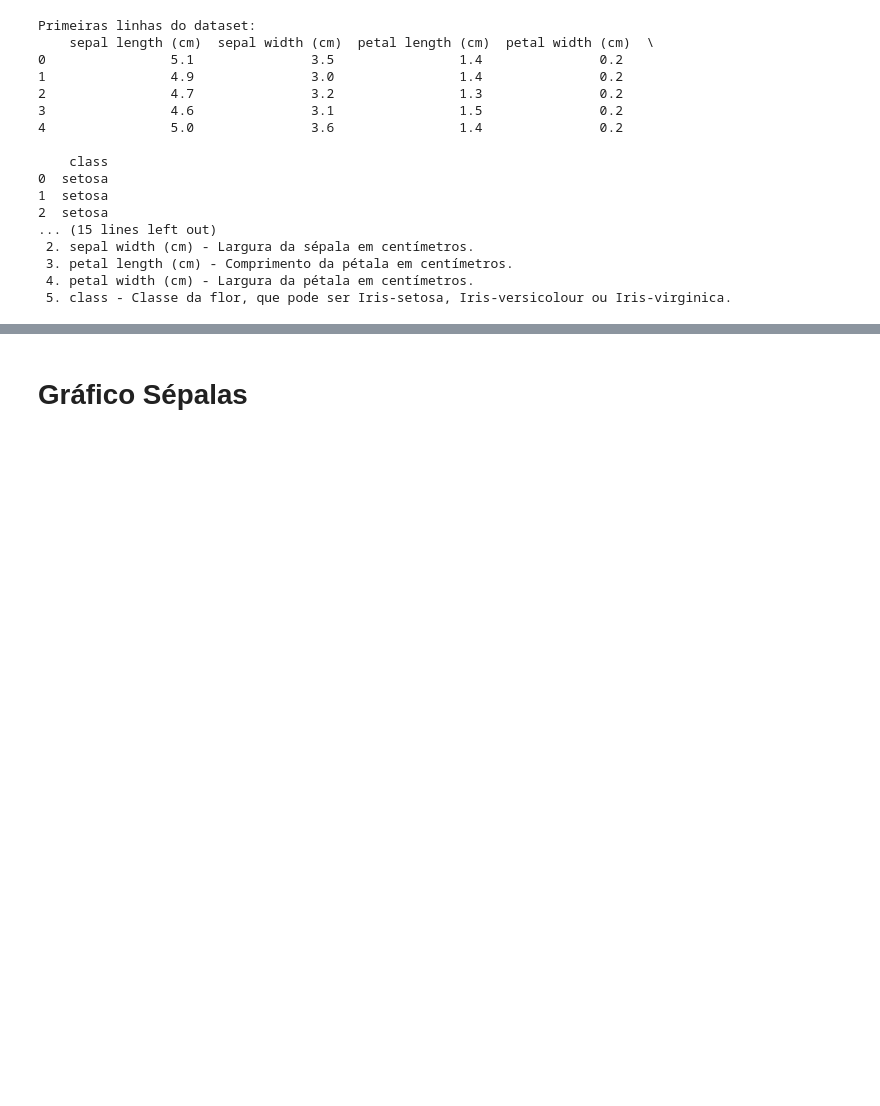
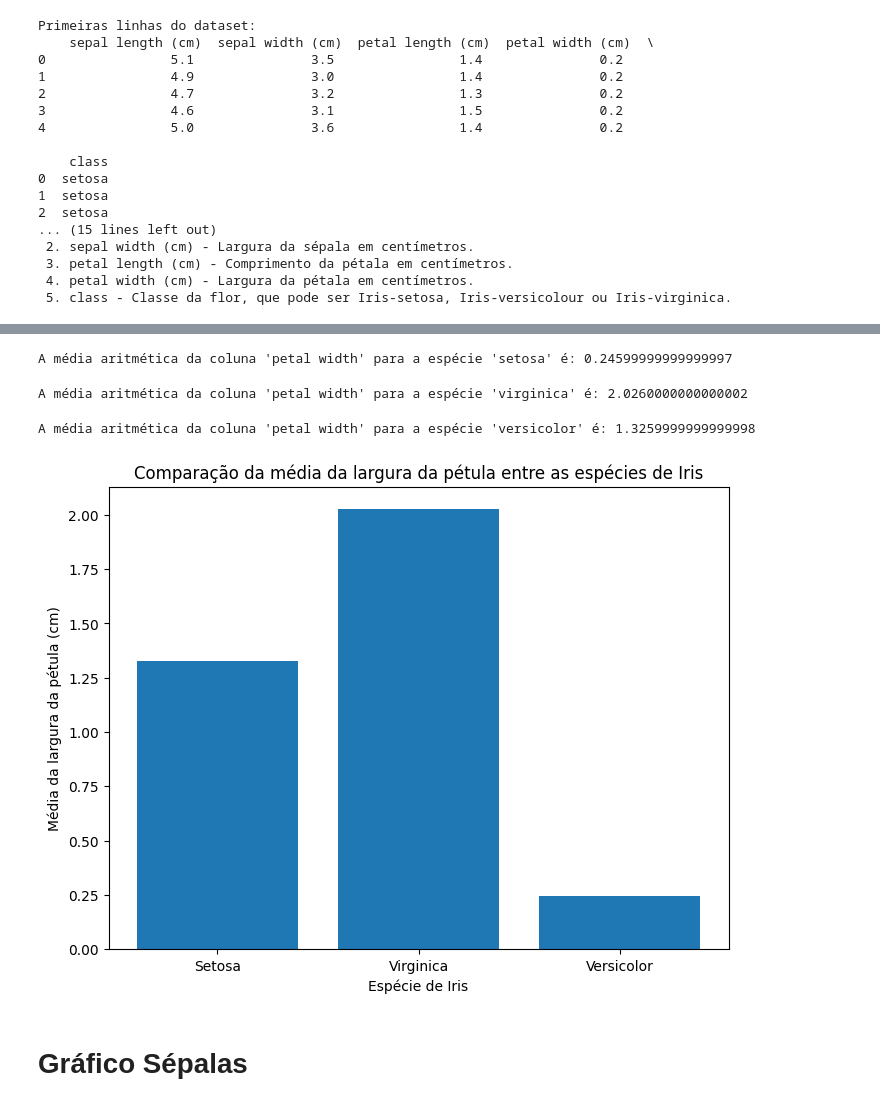
Before and after one commit to omaatheus/iris-data-analysis, a Jupyter notebook: TIADataset.ipynb, the cells around one changed output, grey strips where cells are left out. Saved outputs shown, nothing was run; the diff lists cells and outputs as text; code cells hidden in the pictures; blank space fills up the shorter version.

```diff
--- a/TIADataset.ipynb
+++ b/TIADataset.ipynb
@@ -68,3 +237,37 @@ Primeiras linhas do dataset:
+# %%
+# media da coluna "Petal width" da especie "setosa"
+
+setosa_df = iris.loc[iris['species'] == 'setosa']
+media_petal_width_setosa = setosa_df['petal_width'].mean()
+print(f"A média aritmética da coluna 'petal width' para a espécie 'setosa' é: {media_petal_width_setosa}")
+# %% [output]
+A média aritmética da coluna 'petal width' para a espécie 'setosa' é: 0.24599999999999997
+# %%
+# media da coluna "Petal width" da especie "virginica"
+
+virginica_df = iris.loc[iris['species'] == 'virginica']
+media_petal_width_virginica = virginica_df['petal_width'].mean()
+print(f"A média aritmética da coluna 'petal width' para a espécie 'virginica' é: {media_petal_width_virginica}")
+# %% [output]
+A média aritmética da coluna 'petal width' para a espécie 'virginica' é: 2.0260000000000002
+# %%
+# media da coluna "Petal width" da especie "versicolor"
+
+versicolor_df = iris.loc[iris['species'] == 'versicolor']
+media_petal_width_versicolor = versicolor_df['petal_width'].mean()
+print(f"A média aritmética da coluna 'petal width' para a espécie 'versicolor' é: {media_petal_width_versicolor}")
+# %% [output]
+A média aritmética da coluna 'petal width' para a espécie 'versicolor' é: 1.3259999999999998
+# %%
+# Cria um gráfico de barras com as médias
+plt.figure(figsize=(8, 6))
+plt.bar(['Setosa', 'Virginica', 'Versicolor'], [media_petal_width_versicolor, media_petal_width_virginica, media_petal_width_setosa])
+plt.xlabel('Espécie de Iris')
+plt.ylabel('Média da largura da pétula (cm)')
+plt.title('Comparação da média da largura da pétula entre as espécies de Iris')
+plt.show()
+# %% [output]
+[figure, added]
 # %% [markdown]
 # **Gráfico Sépalas**
 # %%
```
Also changed, not shown: parts of 30 cells of this notebook.
